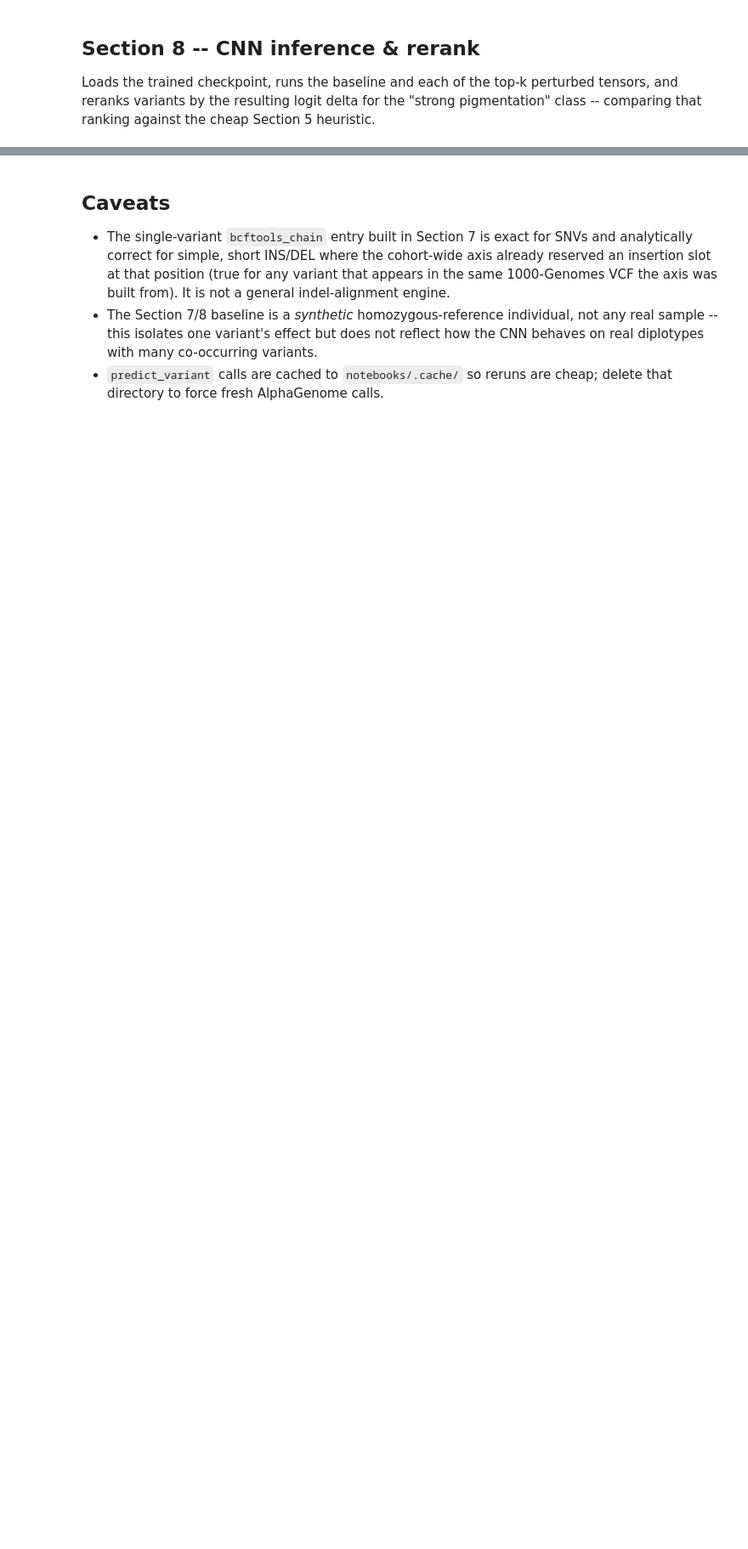
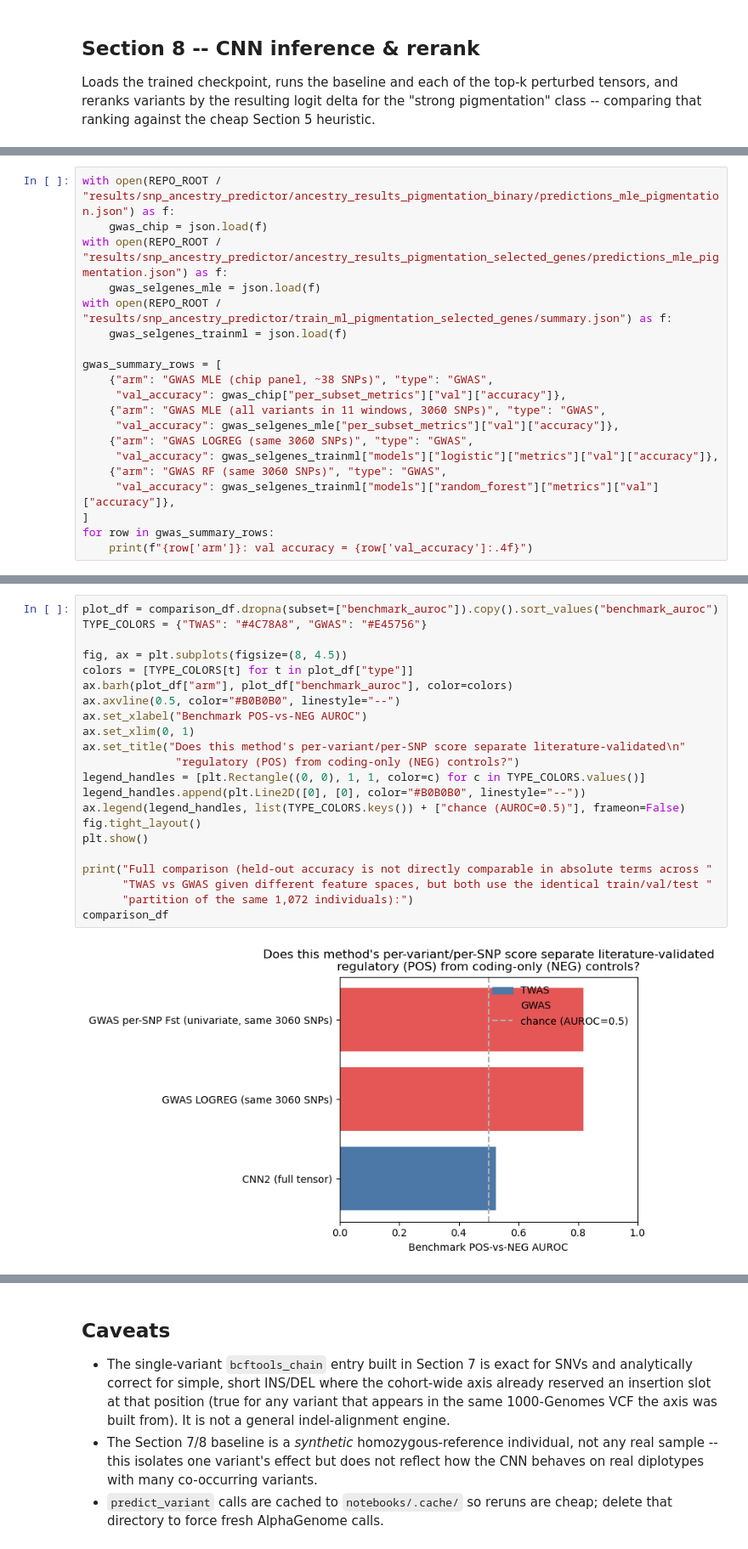
Before and after one commit to albertodesouza/genomics, a Jupyter notebook: notebooks/pigmentation_alphagenome_cnn_variant_scoring.ipynb, the cells around one changed output, grey strips where cells are left out. Shown at 85% size. Drawn from its saved outputs; the diff is of its cells as text; blank space fills up the shorter version.

```diff
--- a/notebooks/pigmentation_alphagenome_cnn_variant_scoring.ipynb
+++ b/notebooks/pigmentation_alphagenome_cnn_variant_scoring.ipynb
@@ -1080,0 +1536,20 @@ if TRAINING_READY:
+# %%
+with open(REPO_ROOT / "results/snp_ancestry_predictor/ancestry_results_pigmentation_binary/predictions_mle_pigmentation.json") as f:
+    gwas_chip = json.load(f)
+with open(REPO_ROOT / "results/snp_ancestry_predictor/ancestry_results_pigmentation_selected_genes/predictions_mle_pigmentation.json") as f:
+    gwas_selgenes_mle = json.load(f)
+with open(REPO_ROOT / "results/snp_ancestry_predictor/train_ml_pigmentation_selected_genes/summary.json") as f:
+    gwas_selgenes_trainml = json.load(f)
+
+gwas_summary_rows = [
+    {"arm": "GWAS MLE (chip panel, ~38 SNPs)", "type": "GWAS",
+     "val_accuracy": gwas_chip["per_subset_metrics"]["val"]["accuracy"]},
+    {"arm": "GWAS MLE (all variants in 11 windows, 3060 SNPs)", "type": "GWAS",
+     "val_accuracy": gwas_selgenes_mle["per_subset_metrics"]["val"]["accuracy"]},
+    {"arm": "GWAS LOGREG (same 3060 SNPs)", "type": "GWAS",
+     "val_accuracy": gwas_selgenes_trainml["models"]["logistic"]["metrics"]["val"]["accuracy"]},
+    {"arm": "GWAS RF (same 3060 SNPs)", "type": "GWAS",
+     "val_accuracy": gwas_selgenes_trainml["models"]["random_forest"]["metrics"]["val"]["accuracy"]},
+]
+for row in gwas_summary_rows:
+    print(f"{row['arm']}: val accuracy = {row['val_accuracy']:.4f}")
@@ -1080,0 +1734,24 @@ if TRAINING_READY:
+# %%
+plot_df = comparison_df.dropna(subset=["benchmark_auroc"]).copy().sort_values("benchmark_auroc")
+TYPE_COLORS = {"TWAS": "#4C78A8", "GWAS": "#E45756"}
+
+fig, ax = plt.subplots(figsize=(8, 4.5))
+colors = [TYPE_COLORS[t] for t in plot_df["type"]]
+ax.barh(plot_df["arm"], plot_df["benchmark_auroc"], color=colors)
+ax.axvline(0.5, color="#B0B0B0", linestyle="--")
+ax.set_xlabel("Benchmark POS-vs-NEG AUROC")
+ax.set_xlim(0, 1)
+ax.set_title("Does this method's per-variant/per-SNP score separate literature-validated\n"
+              "regulatory (POS) from coding-only (NEG) controls?")
+legend_handles = [plt.Rectangle((0, 0), 1, 1, color=c) for c in TYPE_COLORS.values()]
+legend_handles.append(plt.Line2D([0], [0], color="#B0B0B0", linestyle="--"))
+ax.legend(legend_handles, list(TYPE_COLORS.keys()) + ["chance (AUROC=0.5)"], frameon=False)
+fig.tight_layout()
+plt.show()
+
+print("Full comparison (held-out accuracy is not directly comparable in absolute terms across "
+      "TWAS vs GWAS given different feature spaces, but both use the identical train/val/test "
+      "partition of the same 1,072 individuals):")
+comparison_df
+# %% [output]
+[figure, added]
```
Also changed, not shown: parts of 34 cells of this notebook, 11 other files.
